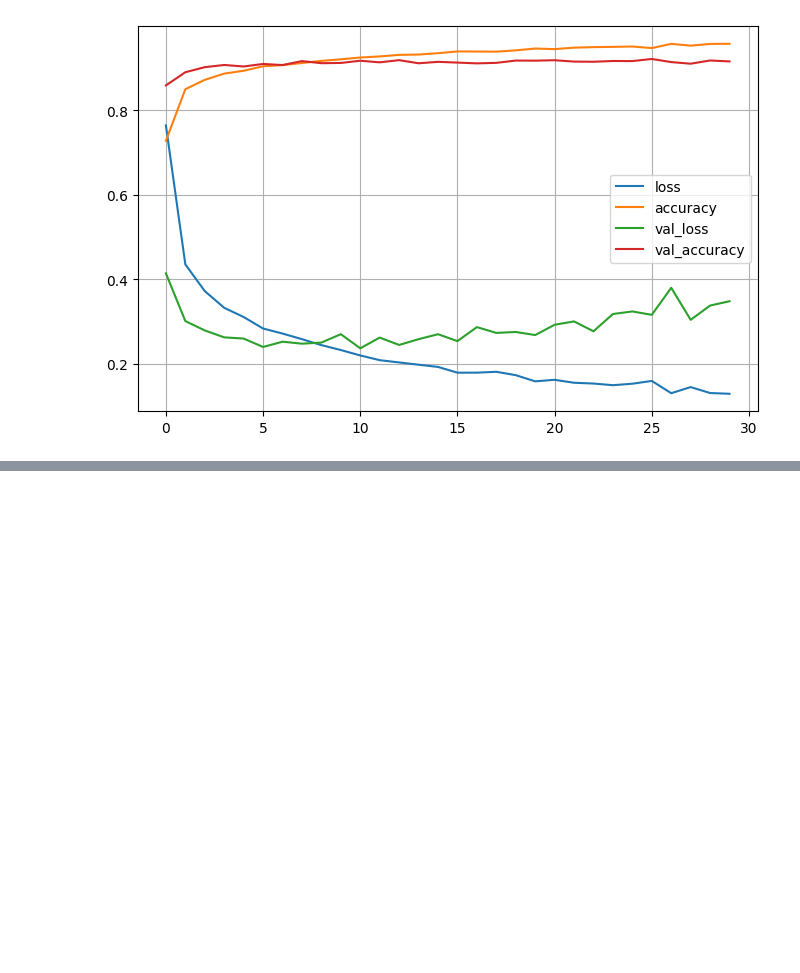
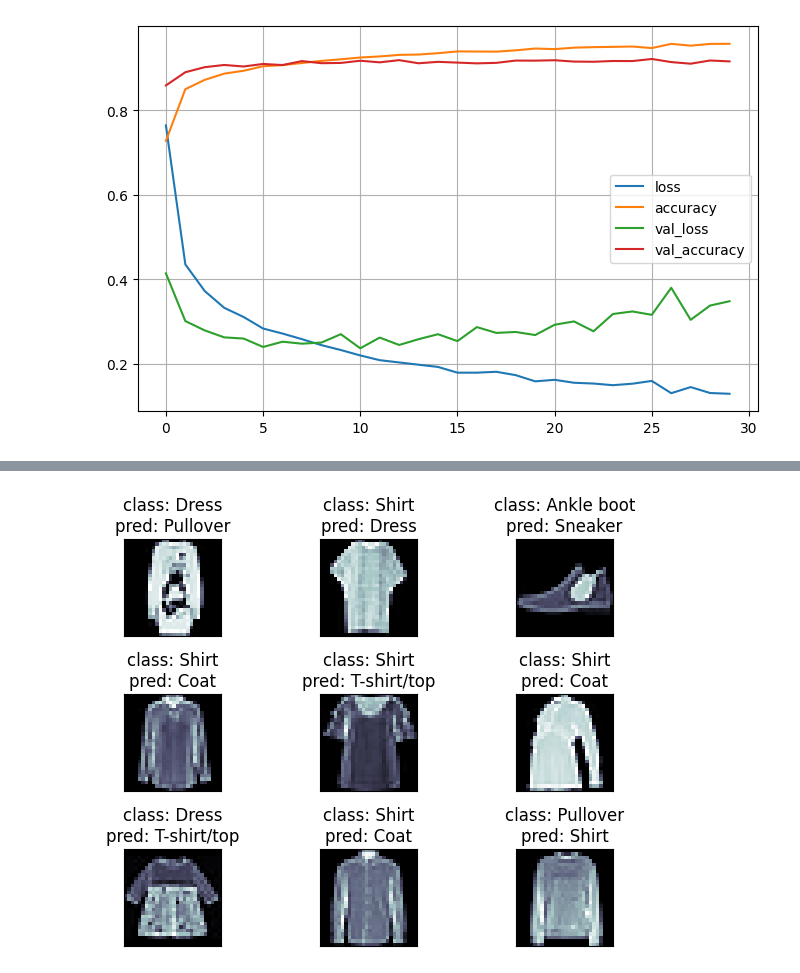
Before and after one commit to ViktorOhrner/MNIST-fashion, a Jupyter notebook: mnist-fashion.ipynb, the cells around one changed output, grey strips where cells are left out. Cells and saved outputs as stored; diff of their text form; code cells hidden in the pictures; blank space fills up the shorter version.

```diff
--- a/mnist-fashion.ipynb
+++ b/mnist-fashion.ipynb
@@ -146,0 +212,22 @@ model.save("conv_model.keras")
+# %%
+# Find wrong predictions
+wrong_predictions = np.where(y_test != predictions)[0]
+# %%
+# Look at 9 random samples from the train data set
+
+row_size = 3
+col_size = 3
+random_ids = np.random.choice(wrong_predictions, size=row_size*col_size, replace=False)
+fig, axes = plt.subplots(row_size, col_size)
+for axis_1 in range(0, row_size):
+    for axis_2 in range(0, col_size):
+        random_id = random_ids[axis_1*col_size+axis_2]
+        axes[axis_1, axis_2].imshow(X_test[random_id], cmap='bone')
+        axes[axis_1, axis_2].set_title(f"class: {class_names[y_test[random_id]]}\npred: {class_names[predictions[random_id]]}")
+        axes[axis_1, axis_2].set_xticks([])
+        axes[axis_1, axis_2].set_yticks([])
+
+plt.tight_layout()
+plt.show()
+# %% [output]
+[figure, added]
```
Also changed, not shown: parts of 14 cells of this notebook.
